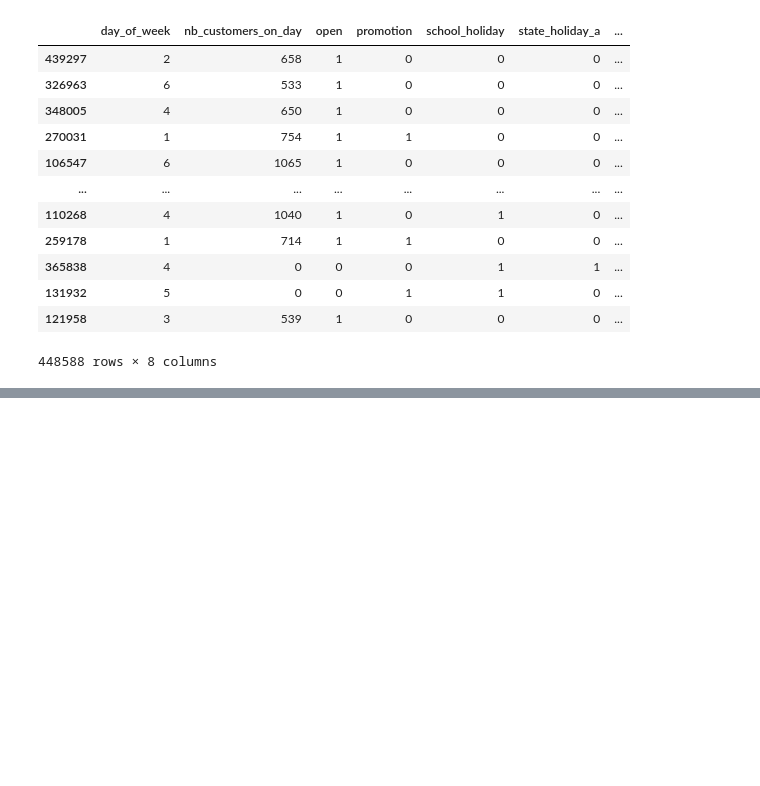
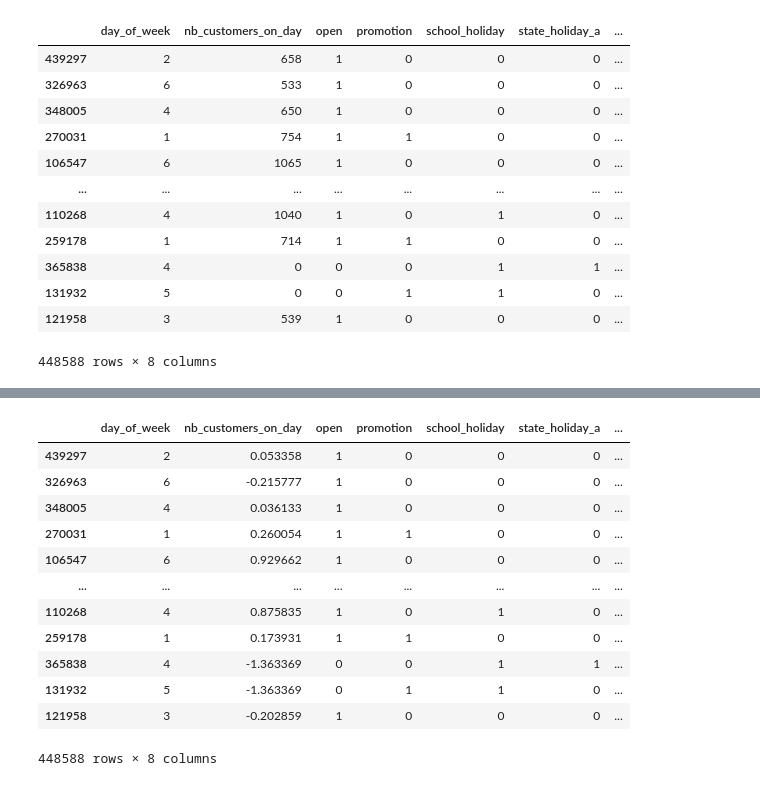
Before and after one commit to alfongccode/ironhack-sales-challenge-group5, a Jupyter notebook: sales_challenge.ipynb, the cells around one changed output, grey strips where cells are left out. Cells and saved outputs as stored; diff of their text form; code cells hidden in the pictures; blank space fills up the shorter version.

```diff
--- a/sales_challenge.ipynb
+++ b/sales_challenge.ipynb
@@ -336,0 +337,26 @@ R²: -9.984512990834915e-06
+# %%
+from sklearn.preprocessing import StandardScaler
+
+X_train_fe = X_train_clean.copy()
+X_test_fe = X_test_clean.copy()
+X_val_fe = X_val_clean.copy()
+scaler = StandardScaler()
+
+X_train_fe[['nb_customers_on_day']] = scaler.fit_transform(X_train_fe[['nb_customers_on_day']])
+X_test_fe[['nb_customers_on_day']] = scaler.transform(X_test_fe[['nb_customers_on_day']])
+X_val_fe[['nb_customers_on_day']] = scaler.transform(X_val_fe[['nb_customers_on_day']])
+display(X_train_fe)
+# %% [output]
+|  | day_of_week | nb_customers_on_day | open | promotion | school_holiday | state_holiday_a | ... |
+| 439297 | 2 | 0.053358 | 1 | 0 | 0 | 0 | ... |
+| 326963 | 6 | -0.215777 | 1 | 0 | 0 | 0 | ... |
+| 348005 | 4 | 0.036133 | 1 | 0 | 0 | 0 | ... |
+| 270031 | 1 | 0.260054 | 1 | 1 | 0 | 0 | ... |
+| 106547 | 6 | 0.929662 | 1 | 0 | 0 | 0 | ... |
+| ... | ... | ... | ... | ... | ... | ... | ... |
+| 110268 | 4 | 0.875835 | 1 | 0 | 1 | 0 | ... |
+| 259178 | 1 | 0.173931 | 1 | 1 | 0 | 0 | ... |
+| 365838 | 4 | -1.363369 | 0 | 0 | 1 | 1 | ... |
+| 131932 | 5 | -1.363369 | 0 | 1 | 1 | 0 | ... |
+| 121958 | 3 | -0.202859 | 1 | 0 | 0 | 0 | ... |
+448588 rows × 8 columns
```
Also changed, not shown: parts of 6 cells of this notebook.
